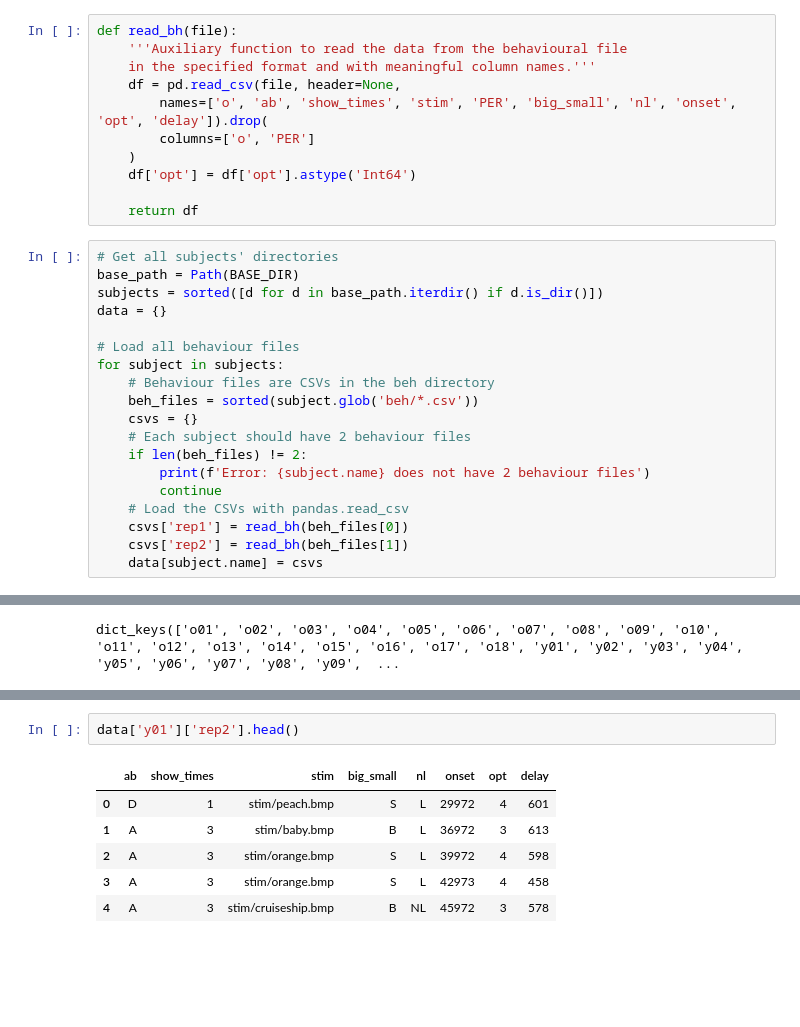
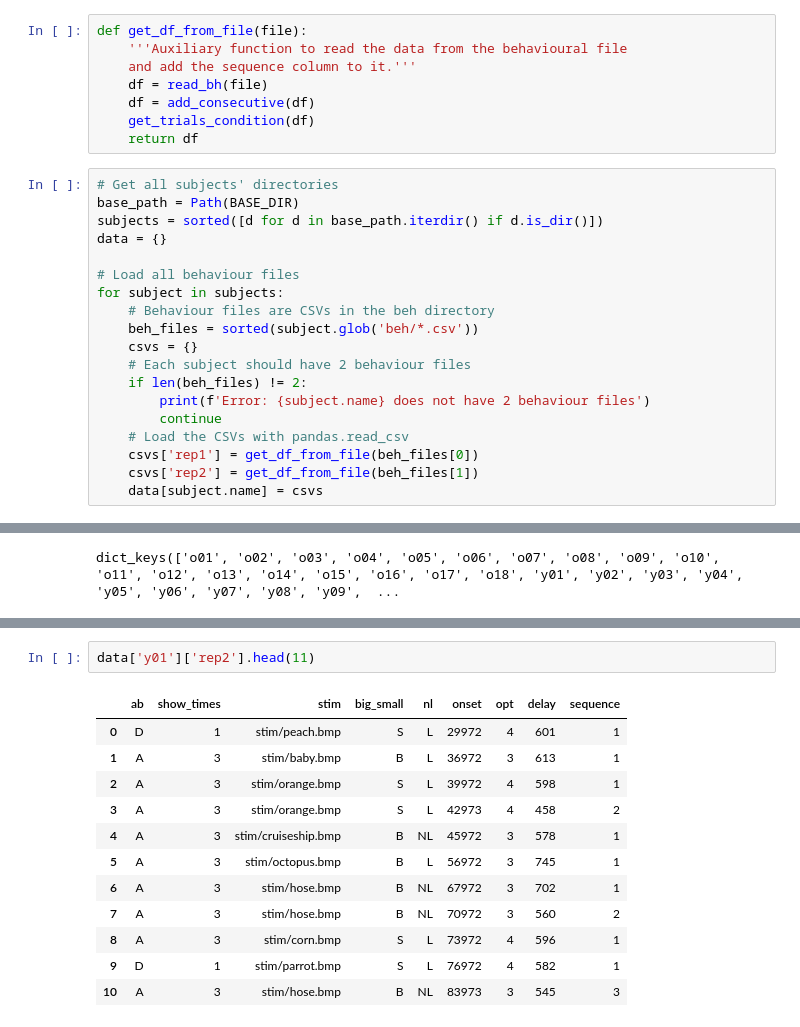
Before and after one commit to McSonk/brain-imaging, a Jupyter notebook: code/python/behaviour_global.ipynb, the cells around one changed output, grey strips where cells are left out. Cells and saved outputs as stored; diff of their text form; blank space fills up the shorter version.

```diff
--- a/code/python/behaviour_global.ipynb
+++ b/code/python/behaviour_global.ipynb
@@ -6,13 +48,10 @@ BASE_DIR = '../../data/rawdata/'
 # %%
-def read_bh(file):
+def get_df_from_file(file):
     '''Auxiliary function to read the data from the behavioural file
-    in the specified format and with meaningful column names.'''
-    df = pd.read_csv(file, header=None,
-        names=['o', 'ab', 'show_times', 'stim', 'PER', 'big_small', 'nl', 'onset', 'opt', 'delay']).drop(
-        columns=['o', 'PER']
-    )
-    df['opt'] = df['opt'].astype('Int64')
-
+    and add the sequence column to it.'''
+    df = read_bh(file)
+    df = add_consecutive(df)
+    get_trials_condition(df)
     return df
 # %%
 # Get all subjects' directories
@@ -30,6 +69,6 @@ for subject in subjects:
         print(f'Error: {subject.name} does not have 2 behaviour files')
         continue
     # Load the CSVs with pandas.read_csv
-    csvs['rep1'] = read_bh(beh_files[0])
-    csvs['rep2'] = read_bh(beh_files[1])
+    csvs['rep1'] = get_df_from_file(beh_files[0])
+    csvs['rep2'] = get_df_from_file(beh_files[1])
     data[subject.name] = csvs
@@ -49,9 +112,15 @@ data['y01']['rep1'].head()
 # %%
-data['y01']['rep2'].head()
+data['y01']['rep2'].head(11)
 # %% [output]
-|  | ab | show_times | stim | big_small | nl | onset | opt | delay |
-| 0 | D | 1 | stim/peach.bmp | S | L | 29972 | 4 | 601 |
-| 1 | A | 3 | stim/baby.bmp | B | L | 36972 | 3 | 613 |
-| 2 | A | 3 | stim/orange.bmp | S | L | 39972 | 4 | 598 |
-| 3 | A | 3 | stim/orange.bmp | S | L | 42973 | 4 | 458 |
-| 4 | A | 3 | stim/cruiseship.bmp | B | NL | 45972 | 3 | 578 |
+|  | ab | show_times | stim | big_small | nl | onset | opt | delay | sequence |
+| 0 | D | 1 | stim/peach.bmp | S | L | 29972 | 4 | 601 | 1 |
+| 1 | A | 3 | stim/baby.bmp | B | L | 36972 | 3 | 613 | 1 |
+| 2 | A | 3 | stim/orange.bmp | S | L | 39972 | 4 | 598 | 1 |
+| 3 | A | 3 | stim/orange.bmp | S | L | 42973 | 4 | 458 | 2 |
+| 4 | A | 3 | stim/cruiseship.bmp | B | NL | 45972 | 3 | 578 | 1 |
+| 5 | A | 3 | stim/octopus.bmp | B | L | 56972 | 3 | 745 | 1 |
+| 6 | A | 3 | stim/hose.bmp | B | NL | 67972 | 3 | 702 | 1 |
+| 7 | A | 3 | stim/hose.bmp | B | NL | 70972 | 3 | 560 | 2 |
+| 8 | A | 3 | stim/corn.bmp | S | L | 73972 | 4 | 596 | 1 |
+| 9 | D | 1 | stim/parrot.bmp | S | L | 76972 | 4 | 582 | 1 |
+| 10 | A | 3 | stim/hose.bmp | B | NL | 83973 | 3 | 545 | 3 |
```
Also changed, not shown: parts of 3 cells of this notebook, 1 other file.
